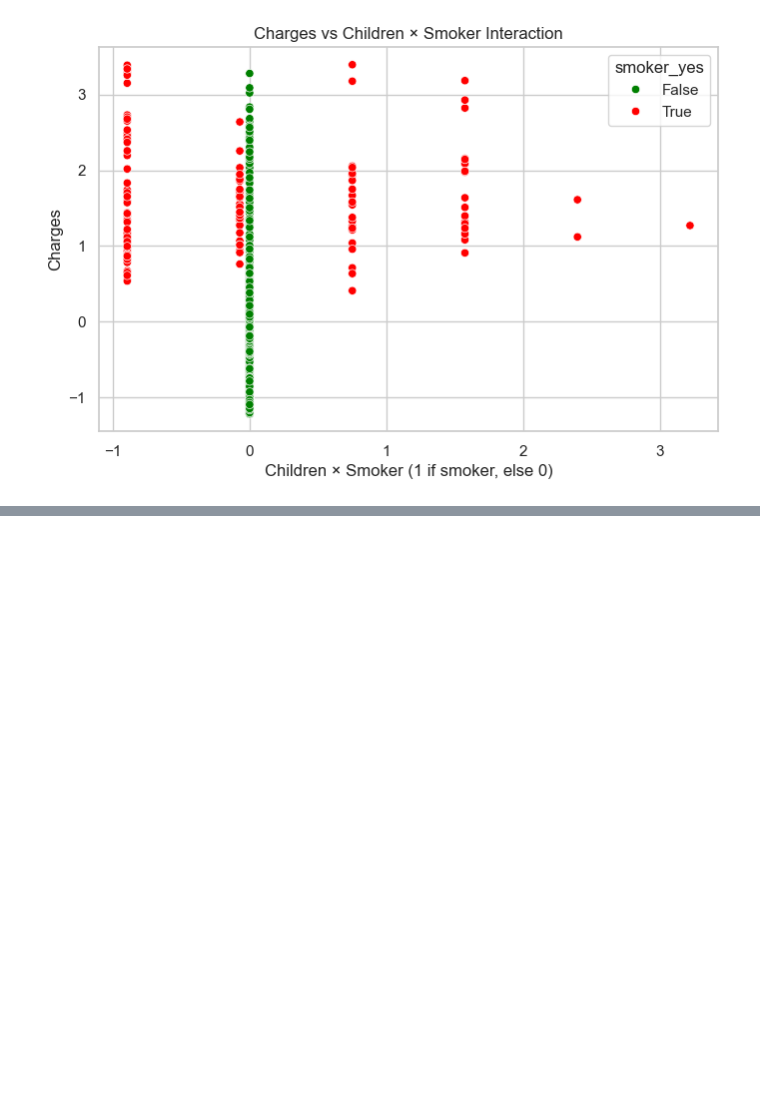
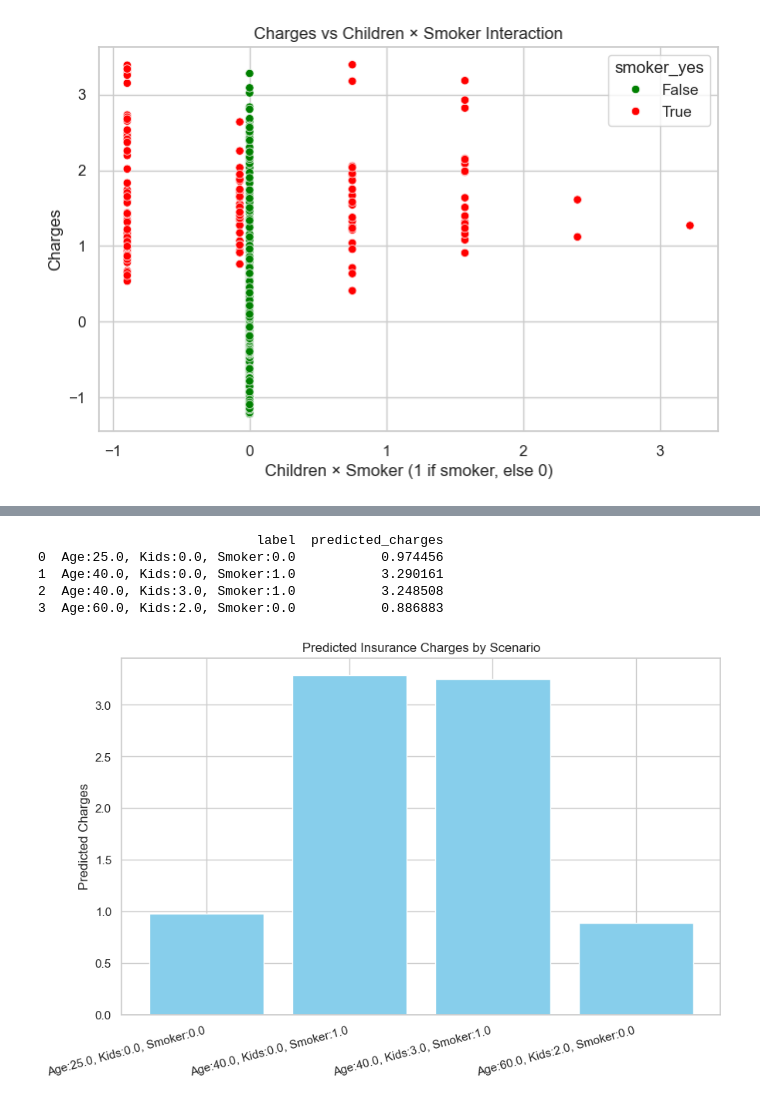
Before and after one commit to LFoster03/ml_regression_foster, a Jupyter notebook: regression_foster.ipynb, the cells around one changed output, grey strips where cells are left out. Saved outputs shown, nothing was run; the diff lists cells and outputs as text; code cells hidden in the pictures; blank space fills up the shorter version.

```diff
--- a/regression_foster.ipynb
+++ b/regression_foster.ipynb
@@ -887,0 +1104,47 @@ Again, this shows that smoker status plays the biggest role in charges. Not many
+# %%
+import pandas as pd
+import matplotlib.pyplot as plt
+
+# Example scenarios
+scenarios = pd.DataFrame({
+    'age': [25, 40, 40, 60],
+    'bmi': [25, 30, 28, 32],
+    'children': [0, 0, 3, 2],
+    'sex_male': [1, 0, 0, 1],
+    'smoker_yes': [0, 1, 1, 0],
+    'region_northwest': [0, 1, 0, 0],
+    'region_southeast': [1, 0, 0, 1],
+    'region_southwest': [0, 0, 1, 0]
+})
+
+# Include interaction features if your RF model used them
+scenarios['age_smoker'] = scenarios['age'] * scenarios['smoker_yes']
+scenarios['children_smoker'] = scenarios['children'] * scenarios['smoker_yes']
+scenarios['age_children'] = scenarios['age'] * scenarios['children']
+
+# Predict using the trained Random Forest
+predicted_charges = rf_model.predict(scenarios)
+scenarios['predicted_charges'] = predicted_charges
+
+# Create descriptive labels for each scenario
+scenarios['label'] = scenarios.apply(
+    lambda row: f"Age:{row['age']}, Kids:{row['children']}, Smoker:{row['smoker_yes']}", axis=1
+)
+
+# Display results
+print(scenarios[['label', 'predicted_charges']])
+
+# Plot with descriptive labels
+plt.figure(figsize=(10,6))
+plt.bar(scenarios['label'], scenarios['predicted_charges'], color='skyblue')
+plt.xticks(rotation=15, ha='right')
+plt.ylabel("Predicted Charges")
+plt.title("Predicted Insurance Charges by Scenario")
+plt.show()
+# %% [output]
+                            label  predicted_charges
+0  Age:25.0, Kids:0.0, Smoker:0.0           0.974456
+1  Age:40.0, Kids:0.0, Smoker:1.0           3.290161
+2  Age:40.0, Kids:3.0, Smoker:1.0           3.248508
+3  Age:60.0, Kids:2.0, Smoker:0.0           0.886883
+[figure, added]
```
Also changed, not shown: parts of 8 cells of this notebook, 1 other file.
